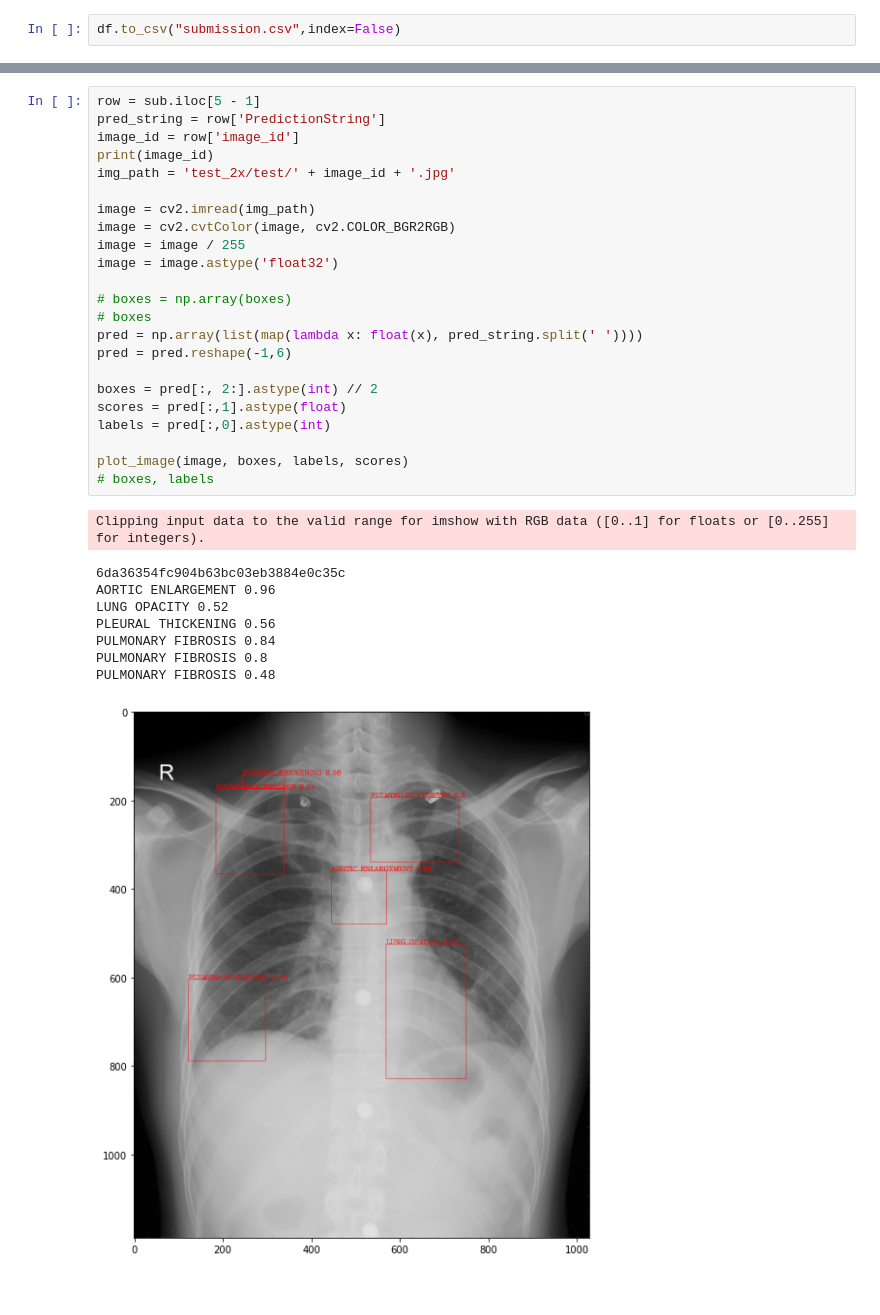
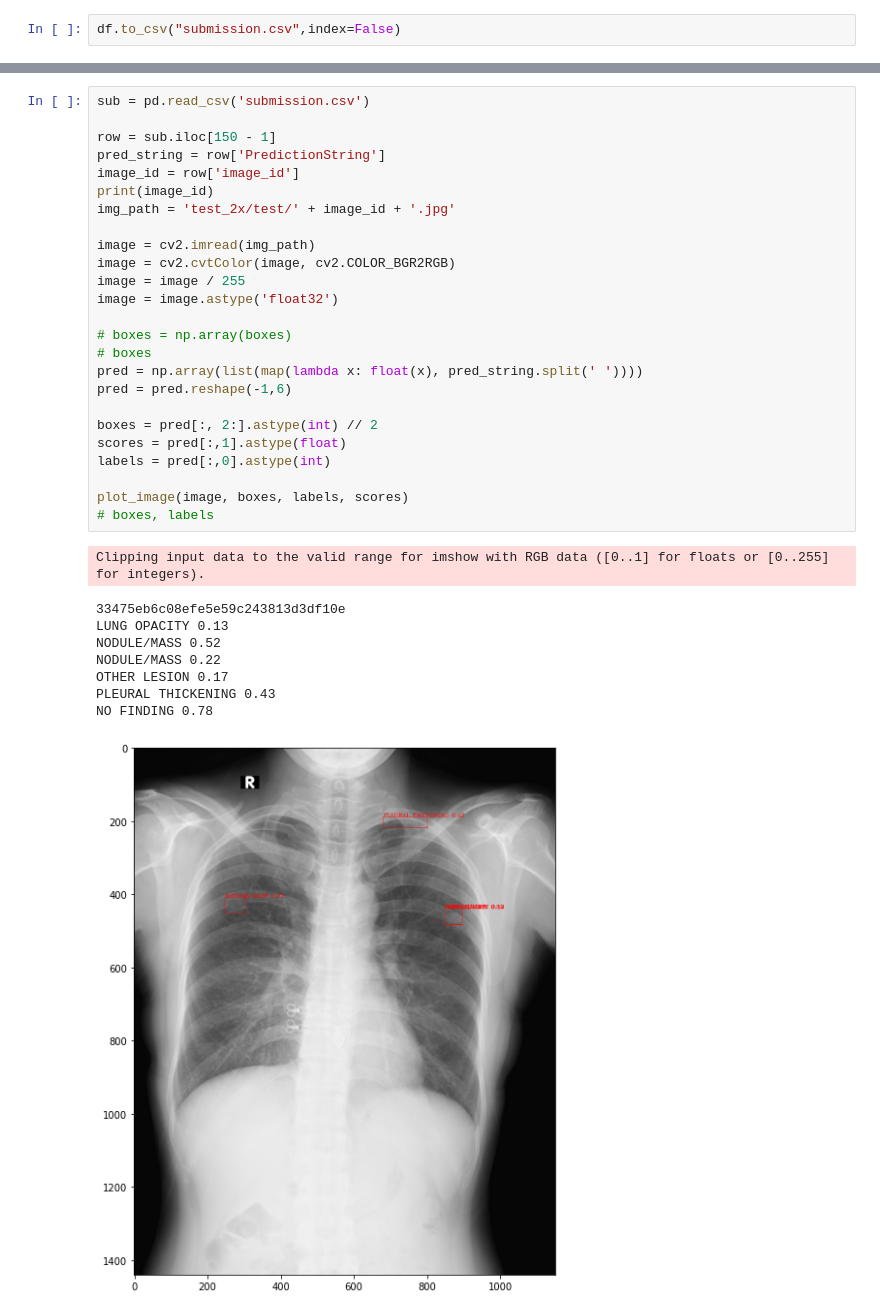
Before and after one commit to skull8888888/xray, a Jupyter notebook: predict.ipynb, the cells around one changed output, grey strips where cells are left out. Cells and saved outputs as stored; diff of their text form; blank space fills up the shorter version.

```diff
--- a/predict.ipynb
+++ b/predict.ipynb
@@ -151,33 +174,35 @@ sub = pd.read_csv('submission.csv')
 # %%
-row = sub.iloc[5 - 1]
+sub = pd.read_csv('submission.csv')
+
+row = sub.iloc[150 - 1]
 pred_string = row['PredictionString']
 image_id = row['image_id']
 print(image_id)
 img_path = 'test_2x/test/' + image_id + '.jpg'
 
 image = cv2.imread(img_path)
 image = cv2.cvtColor(image, cv2.COLOR_BGR2RGB)
 image = image / 255
 image = image.astype('float32')
 
 # boxes = np.array(boxes)
 # boxes
 pred = np.array(list(map(lambda x: float(x), pred_string.split(' '))))
 pred = pred.reshape(-1,6)
 
 boxes = pred[:, 2:].astype(int) // 2
 scores = pred[:,1].astype(float)
 labels = pred[:,0].astype(int)
 
 plot_image(image, boxes, labels, scores)
 # boxes, labels
 # %% [output]
 Clipping input data to the valid range for imshow with RGB data ([0..1] for floats or [0..255] for integers).
-6da36354fc904b63bc03eb3884e0c35c
-AORTIC ENLARGEMENT 0.96
-LUNG OPACITY 0.52
-PLEURAL THICKENING 0.56
-PULMONARY FIBROSIS 0.84
-PULMONARY FIBROSIS 0.8
-PULMONARY FIBROSIS 0.48
+33475eb6c08efe5e59c243813d3df10e
+LUNG OPACITY 0.13
+NODULE/MASS 0.52
+NODULE/MASS 0.22
+OTHER LESION 0.17
+PLEURAL THICKENING 0.43
+NO FINDING 0.78
-[figure, old version]
+[figure, new version]
```
Also changed, not shown: parts of 5 cells of this notebook, 5 other files.
